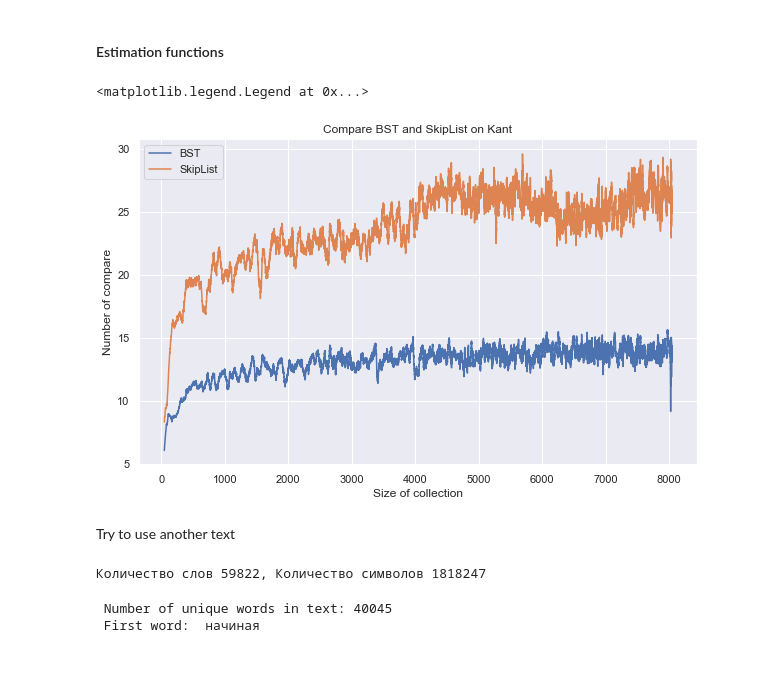
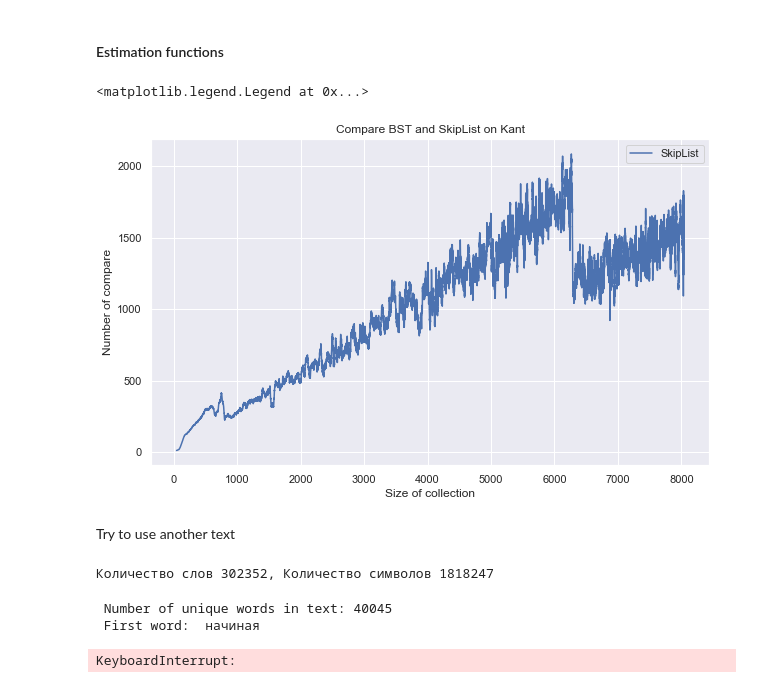
Before and after one commit to KovalAlvi/Algorithms_2019, a Jupyter notebook: #5_BST_vs_SkipList.ipynb, the cells around one changed output. Cells and saved outputs as stored; diff of their text form; code cells hidden in the pictures.

```diff
--- a/#5_BST_vs_SkipList.ipynb
+++ b/#5_BST_vs_SkipList.ipynb
@@ -87,7 +87,7 @@ class Node():
 
 
 
-class SkipList(object):
+class SkipList():
     def __init__(self, max_lvl, P):
         self.MAXLVL = max_lvl
         self.P = P
@@ -123,7 +123,7 @@ class SkipList(object):
             while current.forward[i] and current.forward[i].key < key:
                 num_compares += 1
                 current = current.forward[i]
-            num_compares += 1
+            #num_compares += 1
             update[i] = current
 
         current = current.forward[0]
@@ -191,7 +191,7 @@ def estimate_list(clean_data):
     Node.set_idNumber(0) # zero outr counter of unique keys in tree
     num_compares = []
     list_size = []
-    lst = SkipList(1500, 0.2)
+    lst = SkipList(1500, 0.0001)
 
     for word in clean_data:
         num_compares.append(lst.insertElement(word))
@@ -202,29 +202,29 @@ def estimate_list(clean_data):
 compares_array_tree, sizes_array_tree =  estimate_tree(clean_data)
 compares_array_list, sizes_array_list =  estimate_list(clean_data)
 # %%
-N = 110
+N =100
 #for BST
-average_compare_tree = np.convolve(compares_array_tree, np.ones((N,))/N, mode='valid')
-average_sizes_tree = np.convolve(sizes_array_tree, np.ones((N,))/N, mode='valid')
+# average_compare_tree = np.convolve(compares_array_tree, np.ones((N,))/N, mode='valid')
+# average_sizes_tree = np.convolve(sizes_array_tree, np.ones((N,))/N, mode='valid')
 #for SkipList with MaxLevel = 500, p = 0.5
 average_compare_list = np.convolve(compares_array_list, np.ones((N,))/N, mode='valid')
 average_sizes_list = np.convolve(sizes_array_list, np.ones((N,))/N, mode='valid')
 
 plt.figure(figsize = (10,6))
 
-plt.plot(average_sizes_tree, average_compare_tree, label = 'BST')
+#plt.plot(average_sizes_tree, average_compare_tree, label = 'BST')
 plt.plot(average_sizes_list, average_compare_list, label = 'SkipList')
 
 
 
 #text stuff
 plt.title("Compare BST and SkipList on Kant")
 plt.xlabel("Size of collection")
 plt.ylabel("Number of compare")
 plt.legend()
 # %% [output]
 <matplotlib.legend.Legend at 0x...>
-[figure, old version]
+[figure, new version]
 # %% [markdown]
 Try to use another text
 # %%
@@ -239,9 +239,9 @@ def clean_txt(input_str):
     return clean_input.split()
 
 clean_data_dost = clean_txt(data)
-print("Количество слов {}, Количество символов {}".format(len(clean_data),len(data)))
+print("Количество слов {}, Количество символов {}".format(len(clean_data_dost),len(data)))
 # %% [output]
-Количество слов 59822, Количество символов 1818247
+Количество слов 302352, Количество символов 1818247
 # %%
 print(" Number of unique words in text:", len(set(clean_data_dost)),
       '\n First word: ', clean_data_dost[0])
@@ -251,4 +251,6 @@ print(" Number of unique words in text:", len(set(clean_data_dost)),
 # %%
 compares_array_tree, sizes_array_tree =  estimate_tree(clean_data_dost)
 compares_array_list, sizes_array_list =  estimate_list(clean_data_dost)
+# %% [output]
+KeyboardInterrupt:
 # %%
```
Also changed, not shown: parts of 1 cell of this notebook, 15 other files.
